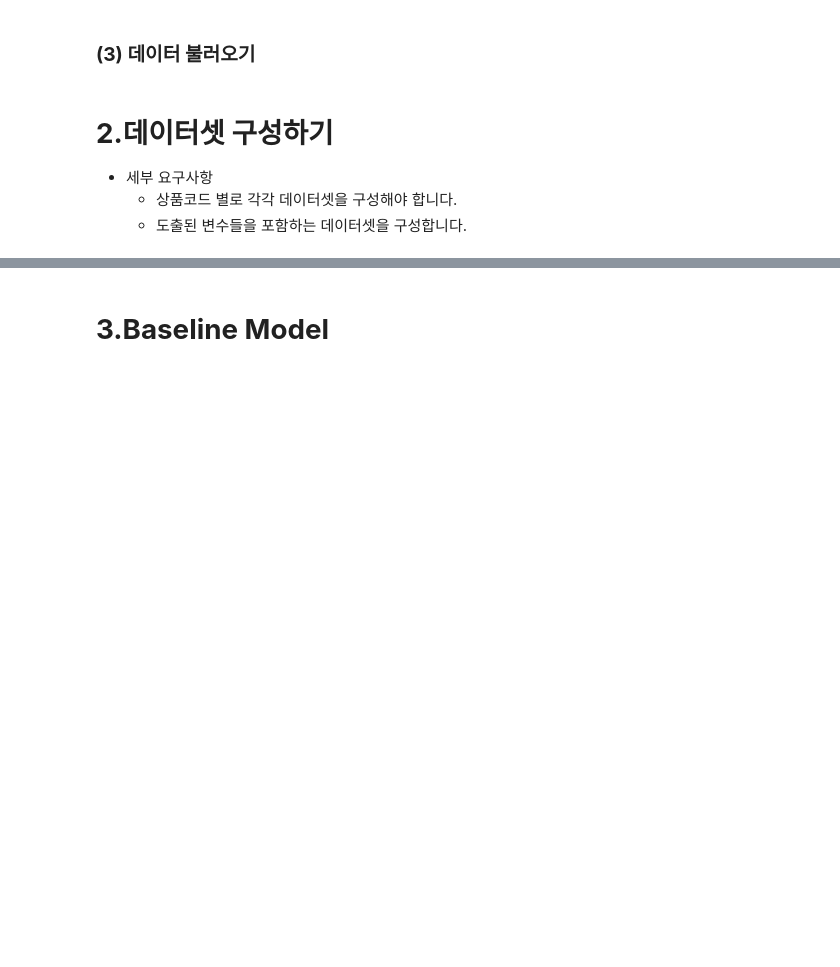
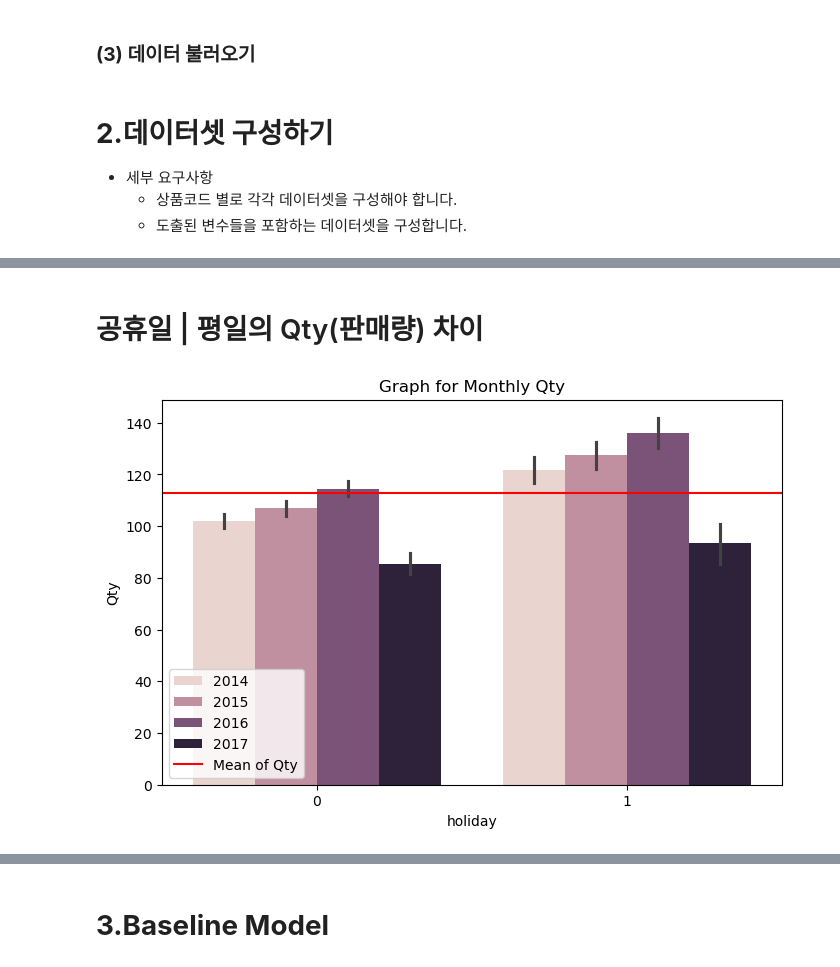
Before and after one commit to youse0ng/Optimization-Qauntity-TimeSeries, a Jupyter notebook: 2.데이터 전처리 및 base line 모델 생성.ipynb, the cells around one changed output, grey strips where cells are left out. Cells and saved outputs as stored; diff of their text form; code cells hidden in the pictures; blank space fills up the shorter version.

```diff
--- a/2.데이터 전처리 및 base line 모델 생성.ipynb
+++ b/2.데이터 전처리 및 base line 모델 생성.ipynb
@@ -121,0 +204,11 @@ orders['Date'] = pd.to_datetime(orders['Date'] )
+# %% [markdown]
+# 공휴일 | 평일의 Qty(판매량) 차이
+# %%
+plt.figure(figsize=(8,5))
+sns.barplot(myinterested,y='Qty',x='holiday',hue='year')
+plt.axhline(myinterested['Qty'].mean(),color='red',label='Mean of Qty')
+plt.legend()
+plt.title('Graph for Monthly Qty') # 판매량 차이
+plt.show()
+# %% [output]
+[figure, added]
```
Also changed, not shown: parts of 52 cells of this notebook, 2 other files.
